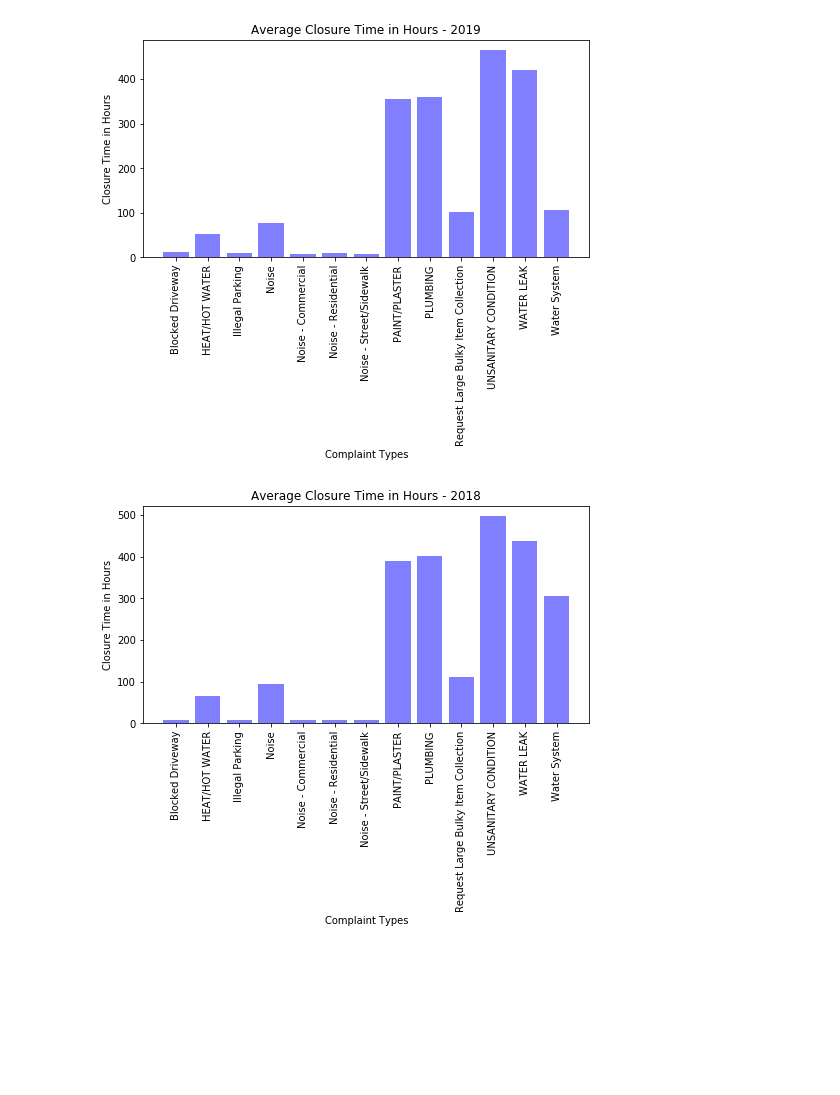
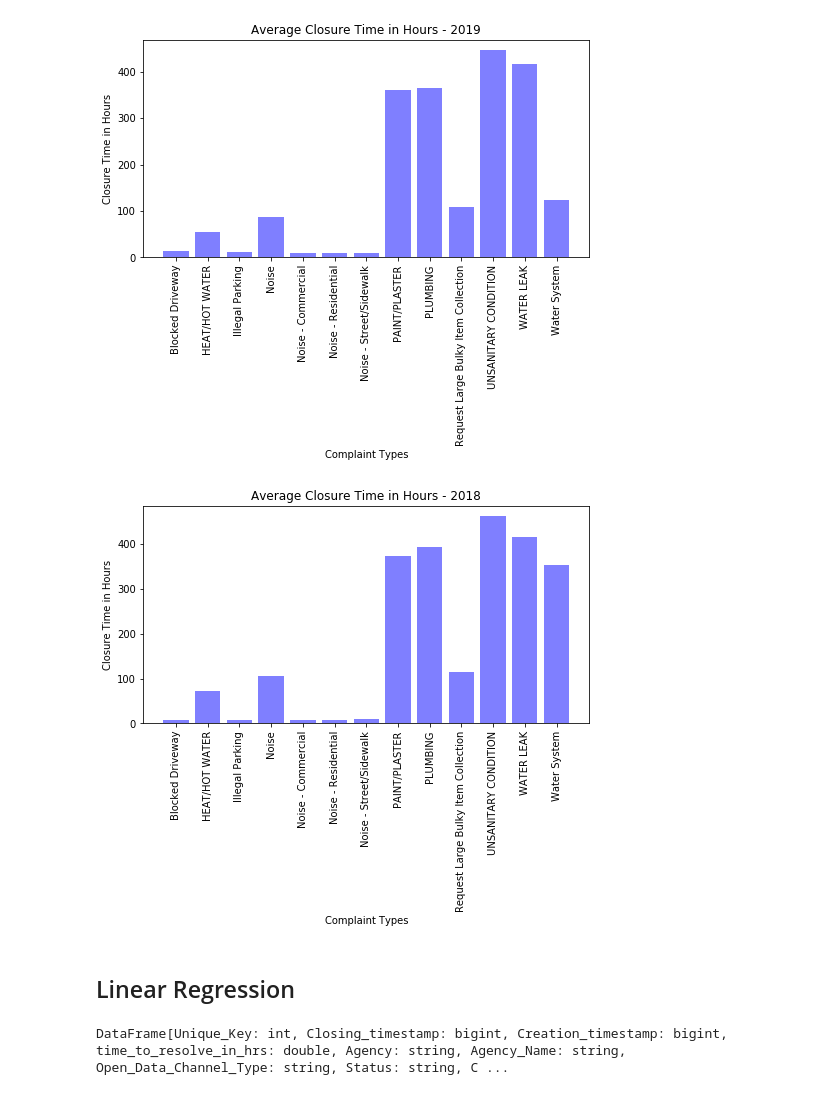
Before and after one commit to hareeshkavumkulath/BigdataAnalytics, a Jupyter notebook: Supervised Learning_1.ipynb, the cells around one changed output. Cells and saved outputs as stored; diff of their text form; code cells hidden in the pictures; blank space fills up the shorter version.

```diff
--- a/Supervised Learning_1.ipynb
+++ b/Supervised Learning_1.ipynb
@@ -21,8 +21,8 @@ def init_spark():
         .getOrCreate()
     return spark
 # %%
-filename_19 = "data/311_Cleaned_Data_2019.csv"
-filename_18 = "data/311_Cleaned_Data_2018.csv"
+filename_19 = "data/New_Data/311_Cleaned_Data_2019.csv"
+filename_18 = "data/New_Data/311_Cleaned_Data_2018.csv"
 Constants.RESULTS_FOLDER_ANALYSIS_Q1 = '311_Service_Request_Analysis/results/Analysis/Supervised Learning/'
 # %%
 %matplotlib inline
@@ -101,15 +101,21 @@ nyc_311_df_resolution_time_2019 = nyc_311_df_2019.select('Complaint_Type', 'time
 nyc_311_df_resolution_time_2018 = nyc_311_df_2018.select('Complaint_Type', 'time_to_resolve_in_hrs')
 # %%
 prepare_plot(nyc_311_df_resolution_time_2019, 'Complaint_Type',
-                            "Average Closure Time in Hours - 2019", "Complaint Types", "Closure Time in Hours", 1, x_tick_rotation='vertical')
+                            "Average Closure Time in Hours - 2019", "Complaint Types", "Closure Time in Hours", 3, x_tick_rotation='vertical')
 
 show_plot()
 # %% [output]
-[figure, old version]
+[figure, new version]
 # %%
 prepare_plot(nyc_311_df_resolution_time_2018, 'Complaint_Type',
-                            "Average Closure Time in Hours - 2018", "Complaint Types", "Closure Time in Hours", 2, x_tick_rotation='vertical')
+                            "Average Closure Time in Hours - 2018", "Complaint Types", "Closure Time in Hours", 4, x_tick_rotation='vertical')
 
 show_plot()
 # %% [output]
-[figure, old version]
+[figure, new version]
+# %% [markdown]
+## Linear Regression
+# %%
+nyc_311_df_2019
+# %% [output]
+DataFrame[Unique_Key: int, Closing_timestamp: bigint, Creation_timestamp: bigint, time_to_resolve_in_hrs: double, Agency: string, Agency_Name: string, Open_Data_Channel_Type: string, Status: string, C ...
```
Also changed, not shown: parts of 4 cells of this notebook, 2 other files.
